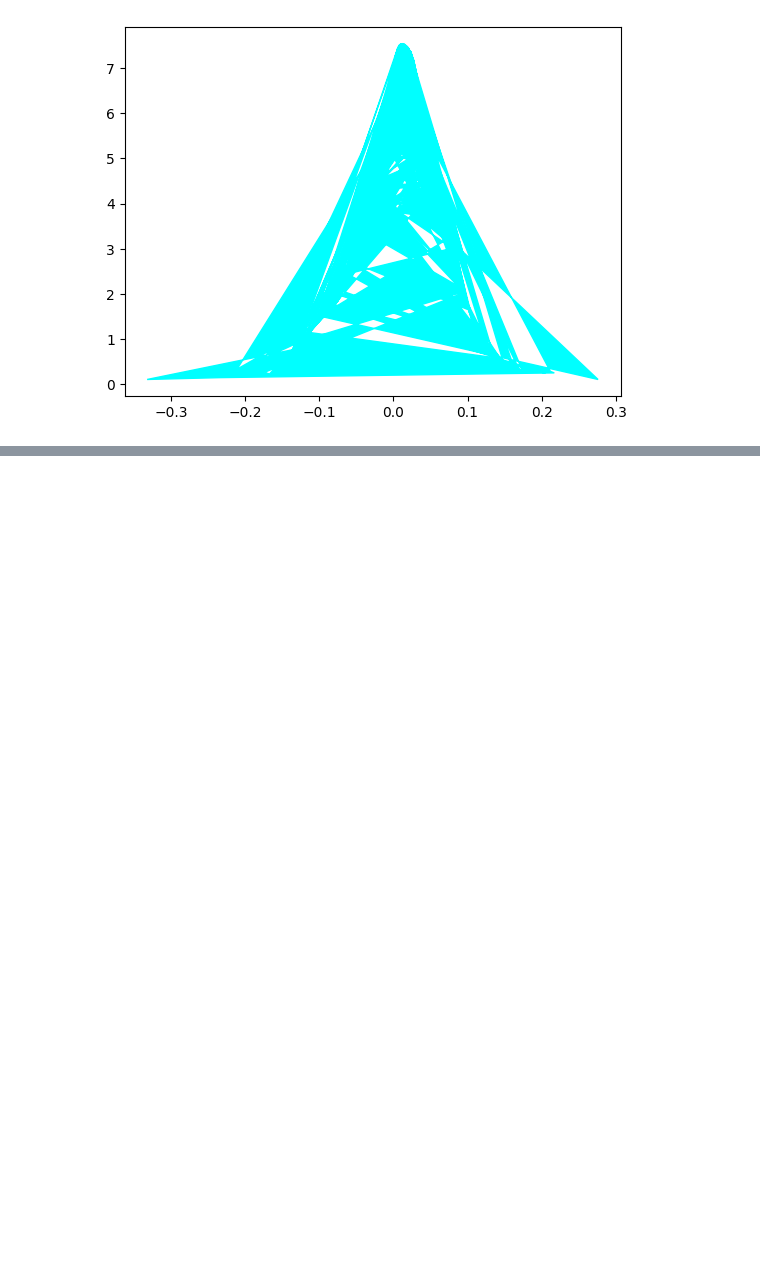
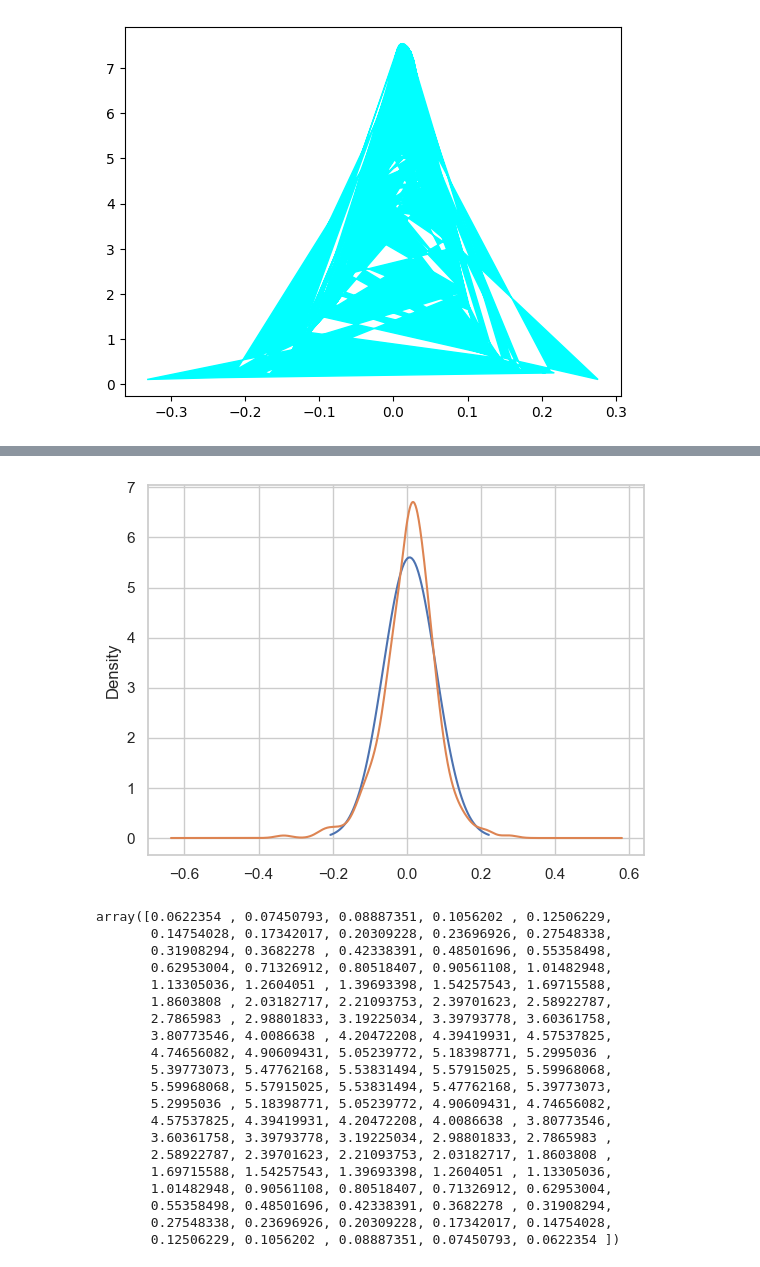
Before and after one commit to alexwese/tkseminar, a Jupyter notebook: DataAnalysis/change_distribution.ipynb, the cells around one changed output, grey strips where cells are left out. Cells and saved outputs as stored; diff of their text form; code cells hidden in the pictures; blank space fills up the shorter version.

```diff
--- a/DataAnalysis/change_distribution.ipynb
+++ b/DataAnalysis/change_distribution.ipynb
@@ -65,0 +96,31 @@ sd = np.std(energy_index["Monthly Change"])
+# %%
+import scipy.stats as stats
+import math
+
+x = np.linspace(mean- 3*sd, mean + 3*sd, 100)
+plt.plot(x, stats.norm.pdf(x, mean, sd))
+energy_index["Monthly Change"].plot(kind="kde")
+plt.show()
+stats.norm.pdf(x, mean, sd)
+# %% [output]
+[figure, added]
+array([0.0622354 , 0.07450793, 0.08887351, 0.1056202 , 0.12506229,
+       0.14754028, 0.17342017, 0.20309228, 0.23696926, 0.27548338,
+       0.31908294, 0.3682278 , 0.42338391, 0.48501696, 0.55358498,
+       0.62953004, 0.71326912, 0.80518407, 0.90561108, 1.01482948,
+       1.13305036, 1.2604051 , 1.39693398, 1.54257543, 1.69715588,
+       1.8603808 , 2.03182717, 2.21093753, 2.39701623, 2.58922787,
+       2.7865983 , 2.98801833, 3.19225034, 3.39793778, 3.60361758,
+       3.80773546, 4.0086638 , 4.20472208, 4.39419931, 4.57537825,
+       4.74656082, 4.90609431, 5.05239772, 5.18398771, 5.2995036 ,
+       5.39773073, 5.47762168, 5.53831494, 5.57915025, 5.59968068,
+       5.59968068, 5.57915025, 5.53831494, 5.47762168, 5.39773073,
+       5.2995036 , 5.18398771, 5.05239772, 4.90609431, 4.74656082,
+       4.57537825, 4.39419931, 4.20472208, 4.0086638 , 3.80773546,
+       3.60361758, 3.39793778, 3.19225034, 2.98801833, 2.7865983 ,
+       2.58922787, 2.39701623, 2.21093753, 2.03182717, 1.8603808 ,
+       1.69715588, 1.54257543, 1.39693398, 1.2604051 , 1.13305036,
+       1.01482948, 0.90561108, 0.80518407, 0.71326912, 0.62953004,
+       0.55358498, 0.48501696, 0.42338391, 0.3682278 , 0.31908294,
+       0.27548338, 0.23696926, 0.20309228, 0.17342017, 0.14754028,
+       0.12506229, 0.1056202 , 0.08887351, 0.07450793, 0.0622354 ])
```
Also changed, not shown: parts of 14 cells of this notebook.
